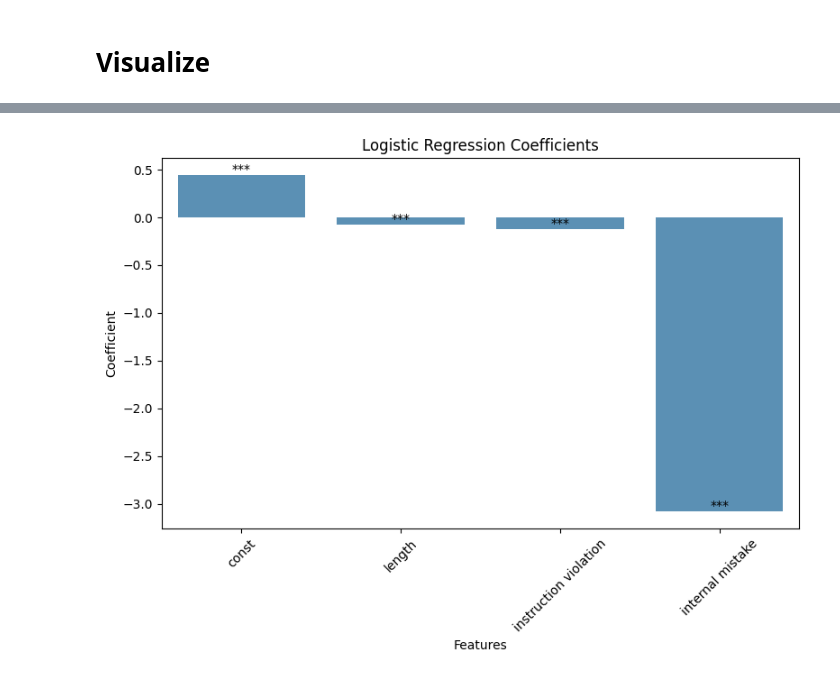
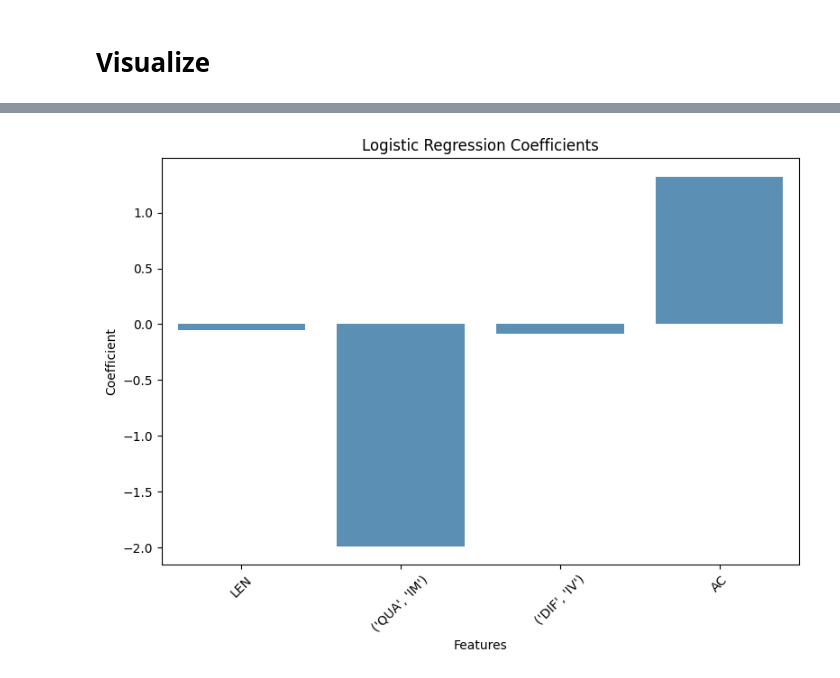
Before and after one commit to wan19990901/SC_conf, a Jupyter notebook: src/stats.ipynb, the cells around one changed output, grey strips where cells are left out. Drawn from its saved outputs; the diff is of its cells as text; code cells hidden in the pictures.

```diff
--- a/src/stats.ipynb
+++ b/src/stats.ipynb
@@ -19,0 +20,5 @@ df = pd.read_csv(file_path)
+# %%
+df_math = pd.read_csv('../data/Evaluation_CoTs/Algo_Design_Data/MathQA_easy.csv')
+df_bb = pd.read_csv('../data/Evaluation_CoTs/Algo_Design_Data/BigBench_hard.csv')
+# %%
+df = pd.concat([df_bb,df_math])
@@ -20,5 +76,10 @@ df = pd.read_csv(file_path)
 # %% [markdown]
 # Visualize
 # %%
-df
+# Columns to apply the function
+columns_to_apply = ['CoT answers','Correctness', 'LEN', "('QUA', 'IM')", "('DIF', 'IV')", 'AC']
+
+# Apply the function to each specified column
+for column in columns_to_apply:
+    df[column] = df[column].apply(string_to_list)
 # %% [output]
@@ -71,0 +87,6 @@ def concatenate_columns(df,data_columns, outcome_column):
+# %%
+# Apply majority_vote to create 'SC_mv'
+df['SC_mv'] = df['CoT answers'].apply(majority_vote)
+
+# Apply sliding_window_check to create 'SC_es'
+df['SC_es'] = df['CoT answers'].apply(sliding_window_check)
@@ -75,44 +169,79 @@ import numpy as np
 import statsmodels.api as sm
 import matplotlib.pyplot as plt
 import seaborn as sns
+from sklearn.calibration import calibration_curve
+from sklearn.ensemble import RandomForestClassifier
+from sklearn.metrics import roc_auc_score, brier_score_loss, log_loss, precision_recall_curve, auc,roc_curve, confusion_matrix, classification_report, f1_score
+from sklearn.model_selection import train_test_split, GridSearchCV
+from sklearn.linear_model import LogisticRegression
 
 
 # Separate the features (X) and the outcome variable (y)
-X = df[['length', 'instruction violation', 'internal mistake']]
-y = df['correctness']
+X = df_final[['LEN', "('QUA', 'IM')", "('DIF', 'IV')", 'AC']]
+y = df_final['Correctness']
 
-# Add a constant term to the features for the intercept
-X = sm.add_constant(X)
 
-# Fit the logistic regression model
-model = sm.Logit(y, X).fit()
+
+# Calculate the split index
+split_idx = int(len(df_final) * 0.8)  # 80% of the length of the dataset
+
+# Split the data into training and test sets
+X_train = df_final[['LEN', "('QUA', 'IM')", "('DIF', 'IV')", 'AC']].iloc[:split_idx]
+y_train = df_final['Correctness'].iloc[:split_idx]
+X_test = df_final[['LEN', "('QUA', 'IM')", "('DIF', 'IV')", 'AC']].iloc[split_idx:]
+y_test = df_final['Correctness'].iloc[split_idx:]
+
+# Add a constant term to the features for the intercept for training and testing set
+X_train = sm.add_constant(X_train)
+X_test = sm.add_constant(X_test)
+
+# Fit the logistic regression model using statsmodels
+model = sm.Logit(y_train, X_train)
+result = model.fit()
 
 # Print the model summary to see the coefficients and their significance
-print(model.summary())
+print(result.summary())
 
-# Extract the coefficients and p-values
-coefficients = model.params
-p_values = model.pvalues
+# Split the data into training and test sets
+X_train = df_final[['LEN', "('QUA', 'IM')", "('DIF', 'IV')", 'AC']].iloc[:split_idx]
+y_train = df_final['Correctness'].iloc[:split_idx]
+X_test = df_final[['LEN', "('QUA', 'IM')", "('DIF', 'IV')", 'AC']].iloc[split_idx:]
+y_test = df_final['Correctness'].iloc[split_idx:]
 
-# Create a DataFrame to store the coefficients and p-values
-coef_df = pd.DataFrame({'Coefficient': coefficients, 'P-value': p_values})
+# Initialize and fit the logistic regression model
+model = LogisticRegression(max_iter=1000)
+model.fit(X_train, y_train)
+
+# Print the model coefficients and intercept
+print("Coefficients:", model.coef_)
+print("Intercept:", model.intercept_)
+
+# Make predictions on the test data (predicting probabilities)
+y_pred_proba = model.predict_proba(X_test)[:, 1]  # Get probabilities for the positive class
+
+# Calculate the AUROC
+auroc = roc_auc_score(y_test, y_pred_proba)
+print(f"The AUROC score is: {auroc}")
 
 # Visualize the coefficients and their significance using a bar plot
+coef_df = pd.DataFrame({'Coefficient': model.coef_[0]}, index=X_train.columns)
 plt.figure(figsize=(8, 6))
 sns.barplot(x=coef_df.index, y=coef_df['Coefficient'], alpha=0.8)
 plt.title('Logistic Regression Coefficients')
 plt.xlabel('Features')
 plt.ylabel('Coefficient')
 plt.xticks(rotation=45)
-
-for i, p_value in enumerate(coef_df['P-value']):
-    if p_value < 0.001:
-        plt.text(i, coef_df['Coefficient'][i]+0.02, '***', ha='center')
-    elif p_value < 0.01:
-        plt.text(i, coef_df['Coefficient'][i]+0.02, '**', ha='center')
-    elif p_value < 0.05:
-        plt.text(i, coef_df['Coefficient'][i]+0.02, '*', ha='center')
-
 plt.tight_layout()
 plt.show()
+
+# Calibration plot
+prob_true, prob_pred = calibration_curve(y_test, y_pred_proba, n_bins=10)
+plt.figure(figsize=(8, 6))
+plt.plot(prob_pred, prob_true, marker='o', linewidth=1, label='Calibration plot')
+plt.plot([0, 1], [0, 1], 'k--', label='Perfectly calibrated')
+plt.xlabel('Mean predicted probability')
+plt.ylabel('Fraction of positives')
+plt.title('Calibration plot')
+plt.legend()
+plt.show()
 # %% [output]
@@ -139 +265 @@ internal mistake         -3.0844      0.723     -4.267      0.000      -4.501
-[figure, old version]
+[figure, new version]
```
Also changed, not shown: parts of 20 cells of this notebook, 3 other files.
